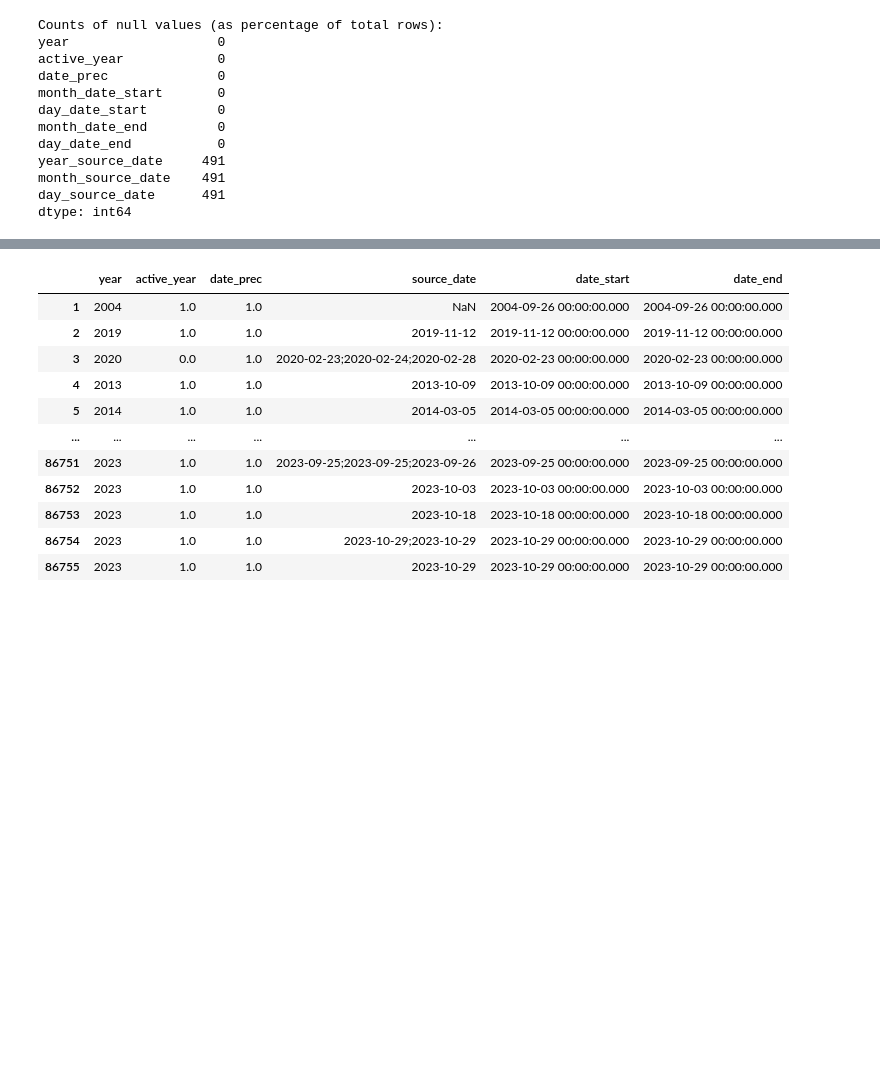
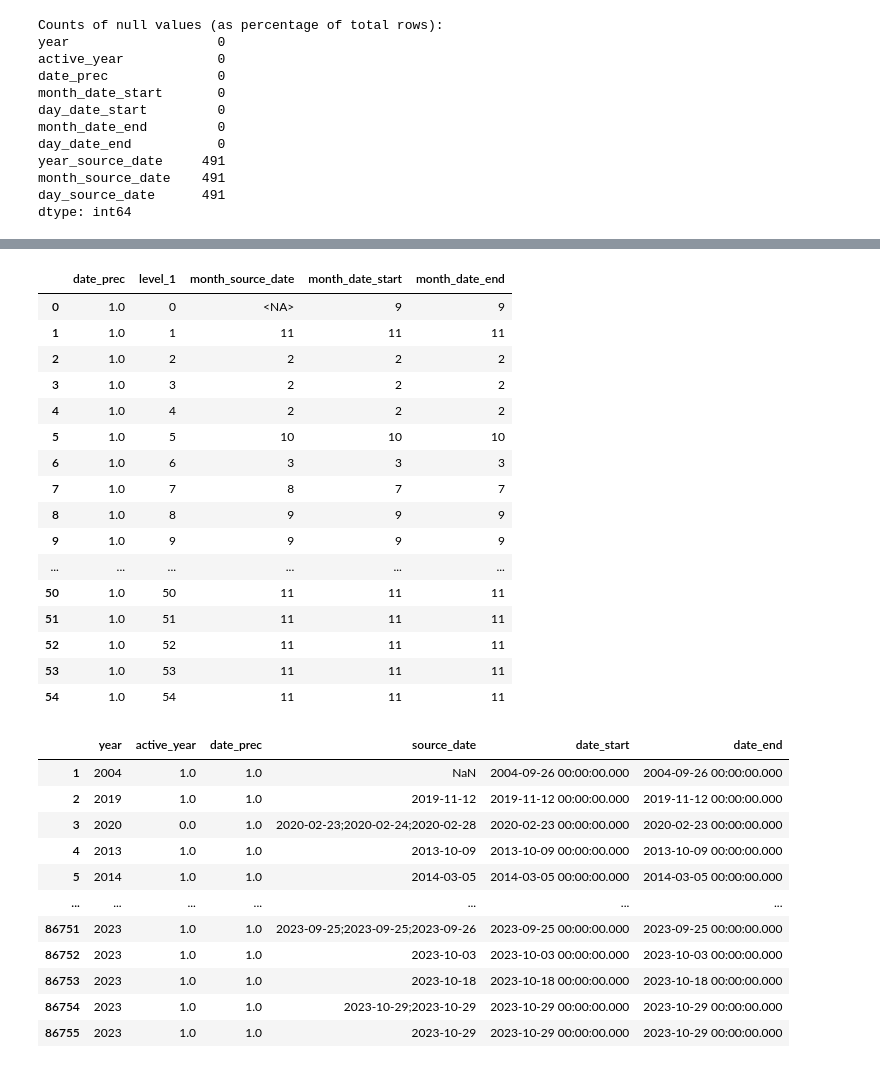
Before and after one commit to hananbahtiti/School, a Jupyter notebook: syria.ipynb, the cells around one changed output, grey strips where cells are left out. Cells and saved outputs as stored; diff of their text form; code cells hidden in the pictures; blank space fills up the shorter version.

```diff
--- a/syria.ipynb
+++ b/syria.ipynb
@@ -1027,0 +949,8 @@ print("هل كل القيم متطابقة (مع تجاهل القيم الفا
+# %%
+date_prec_df = (
+    df_date
+    .groupby(['date_prec'])[['month_source_date', 'month_date_start', 'month_date_end']]
+    .apply(lambda x: x.reset_index(drop=True))
+    .reset_index()
+)
+date_prec_df.head()
@@ -1028,3 +964,28 @@ print("هل كل القيم متطابقة (مع تجاهل القيم الفا
+# %%
+
+# فلترة rows التي تحتوي على date_prec = 1
+filtered_df = date_prec_df[(date_prec_df['date_prec'] == 1) & (date_prec_df['month_date_start'] == date_prec_df['month_date_end'])]
+
+# عرض النتائج
+filtered_df.head(55)
+# %% [output]
+|  | date_prec | level_1 | month_source_date | month_date_start | month_date_end |
+| 0 | 1.0 | 0 | <NA> | 9 | 9 |
+| 1 | 1.0 | 1 | 11 | 11 | 11 |
+| 2 | 1.0 | 2 | 2 | 2 | 2 |
+| 3 | 1.0 | 3 | 2 | 2 | 2 |
+| 4 | 1.0 | 4 | 2 | 2 | 2 |
+| 5 | 1.0 | 5 | 10 | 10 | 10 |
+| 6 | 1.0 | 6 | 3 | 3 | 3 |
+| 7 | 1.0 | 7 | 8 | 7 | 7 |
+| 8 | 1.0 | 8 | 9 | 9 | 9 |
+| 9 | 1.0 | 9 | 9 | 9 | 9 |
+| ... | ... | ... | ... | ... | ... |
+| 50 | 1.0 | 50 | 11 | 11 | 11 |
+| 51 | 1.0 | 51 | 11 | 11 | 11 |
+| 52 | 1.0 | 52 | 11 | 11 | 11 |
+| 53 | 1.0 | 53 | 11 | 11 | 11 |
+| 54 | 1.0 | 54 | 11 | 11 | 11 |
 # %%
 df[['year', 'active_year', 'date_prec', 'source_date', 'date_start', 'date_end']]
 # %% [output]
```
Also changed, not shown: parts of 7 cells of this notebook.
